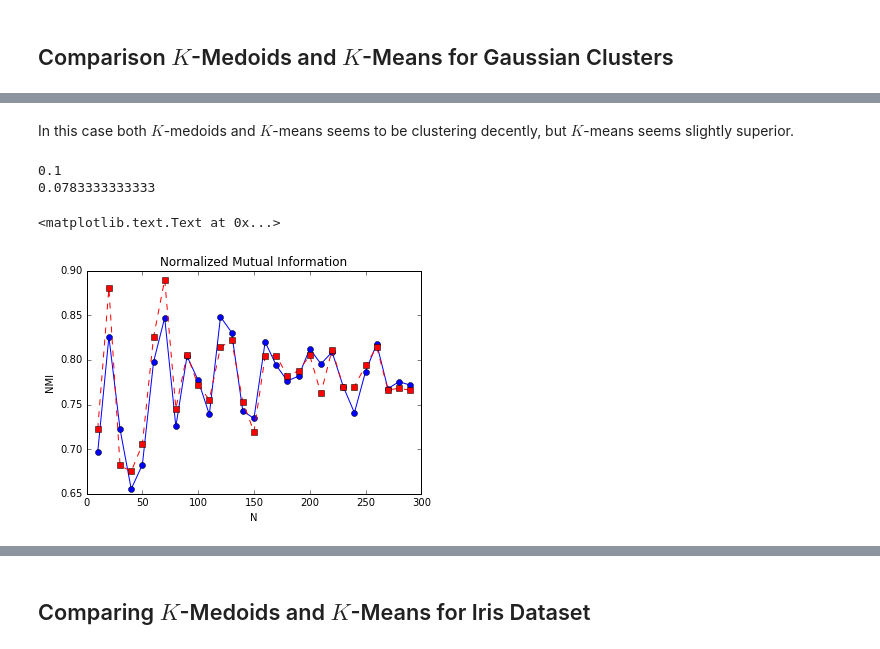
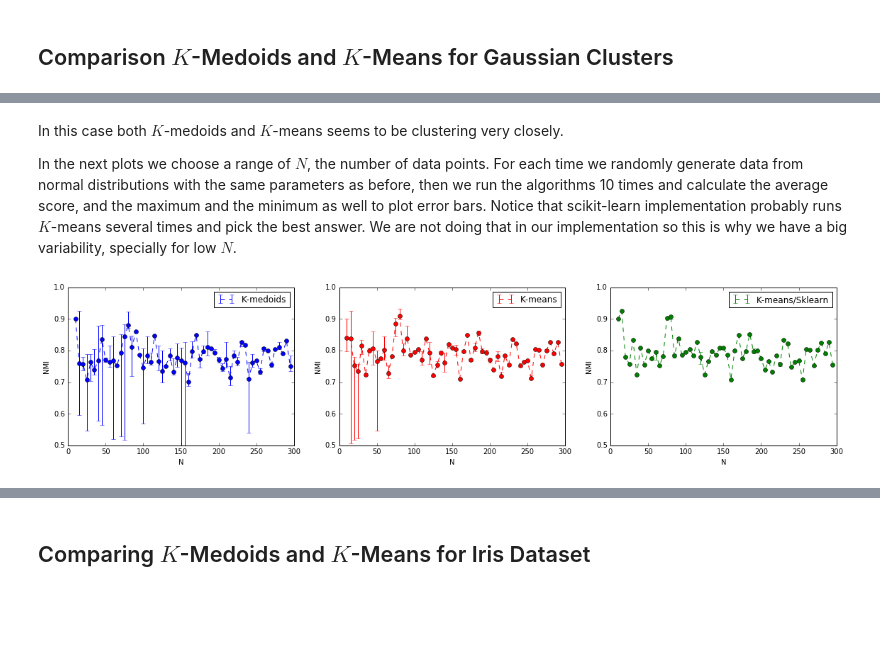
Before and after one commit to neurodata/non-parametric-clustering, a Jupyter notebook: k-medoids.ipynb, the cells around one changed output, grey strips where cells are left out. Drawn from its saved outputs; the diff is of its cells as text; code cells hidden in the pictures; blank space fills up the shorter version.

Commit message:
Error bars

```diff
--- a/k-medoids.ipynb
+++ b/k-medoids.ipynb
@@ -52,7 +54,11 @@ import matplotlib.pyplot as plt
 import matplotlib.cm as cm
 from sklearn import datasets
 from sklearn import metrics
+from sklearn.cluster import KMeans
 
 import kmedoids
 import kmeans
+import clusval
+
+golden = (1+np.sqrt(5))/2
 # %%
@@ -130,23 +171,31 @@ print metrics.adjusted_rand_score(labels, JJ)
-# %% [markdown]
-In this case both $K$-medoids and $K$-means seems to be clustering decently, but $K$-means seems slightly superior.
-# %%
-print kmedoids.missclassification_error(labels, J)
-print kmedoids.missclassification_error(labels, JJ)
-# %% [output]
-0.1
-0.0783333333333
+# %% [markdown]
+In this case both $K$-medoids and $K$-means seems to be clustering very closely.
+
+In the next plots we choose a range of $N$, the number of data points. For each time we randomly generate data from normal distributions with the same parameters as before, then we run the algorithms 10 times and calculate the average score, and the maximum and the minimum as well to plot error bars. Notice that scikit-learn implementation probably runs $K$-means several times and pick the best answer. We are not doing that in our implementation so this is why we have a big variability, specially for low $N$.
 # %%
-nrange = range(10, 300, 10)
-kmedoids_metric, kmeans_metric = kmedoids.gauss_eval(kmedoids.euclidean, metrics.normalized_mutual_info_score, nrange, num_avg=5)
+nrange = range(10, 300, 5)
+kmedoids_metric, kmeans_metric, kmeans_sklearn_metric = clusval.gauss_eval(kmedoids.euclidean, metrics.normalized_mutual_info_score, nrange, num_avg=10)
-# %%
-fig = plt.figure()
-ax = fig.add_subplot(111)
-ax.plot(nrange, kmedoids_metric, '-o', color='b')
-ax.plot(nrange, kmeans_metric, '--s', color='r')
-ax.set_title('Normalized Mutual Information')
-ax.set_xlabel('N')
-ax.set_ylabel('NMI')
-# %% [output]
-<matplotlib.text.Text at 0x...>
-[figure, removed]
+# %%
+def errplot(ax, xs, data, label, color, ylabel, yrange=[0.5,1]):
+    a = np.array(data)
+    mean = a[:,0]
+    lower = mean - a[:,1]
+    upper = a[:,2] - mean
+    error = [lower, upper]
+    ax.errorbar(xs, mean, yerr=error, label=label, color=color, ls='dashed')
+    ax.plot(xs, mean, 'o', color=color)
+    ax.set_ylim(yrange)
+    ax.set_xlabel('N')
+    ax.set_ylabel(ylabel)
+    ax.legend(loc=0)
+
+fig = plt.figure(figsize=(4*golden*3,4))
+ax = fig.add_subplot(131)
+errplot(ax, nrange, kmedoids_metric, 'K-medoids', 'blue', 'NMI')
+ax1 = fig.add_subplot(132, sharex=ax)
+errplot(ax1, nrange, kmeans_metric, 'K-means', 'red', 'NMI')
+ax2 = fig.add_subplot(133, sharex=ax)
+errplot(ax2, nrange, kmeans_sklearn_metric, 'K-means/Sklearn', 'green', 'NMI')
+# %% [output]
+[figure, added]
 # %%
```
Also changed, not shown: parts of 35 cells of this notebook, 5 other files.
